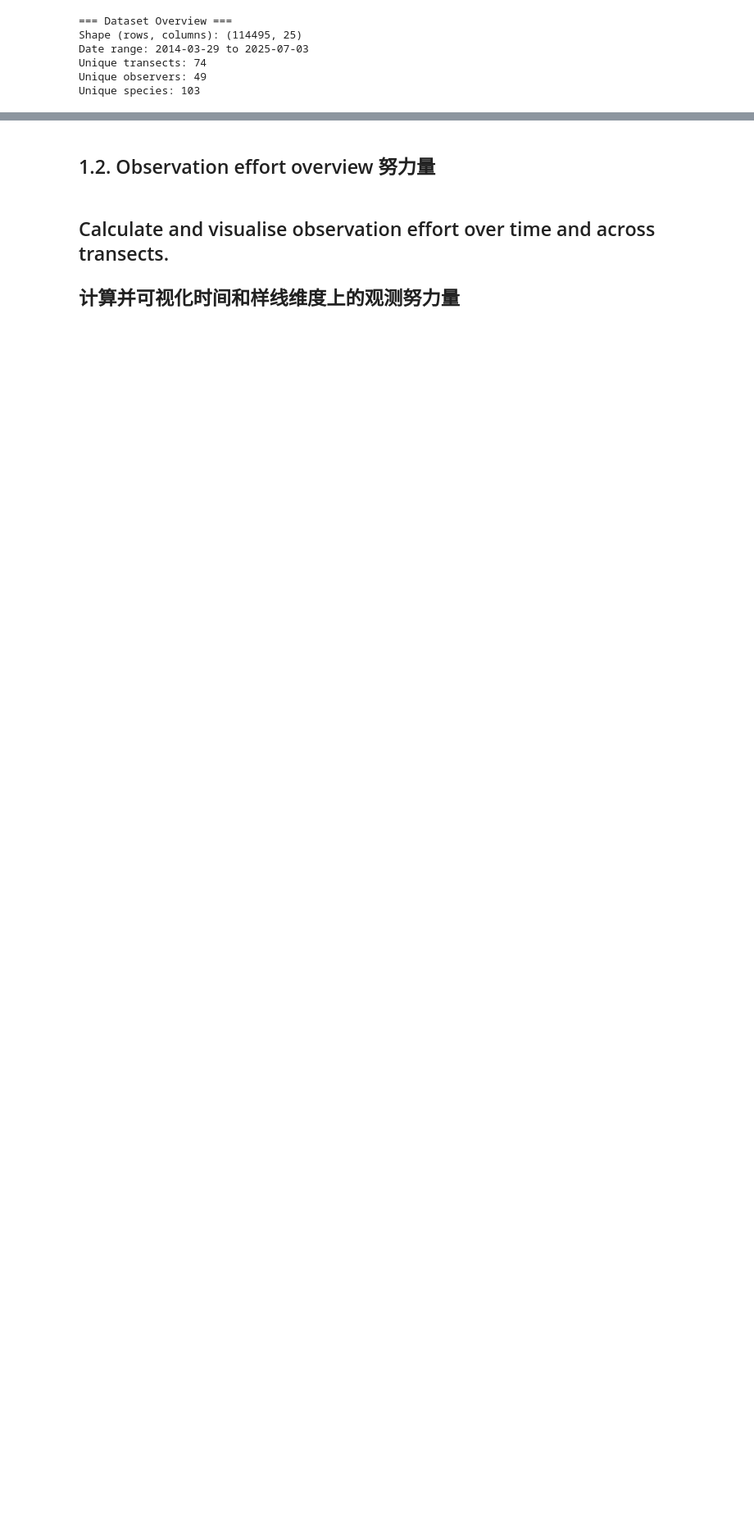
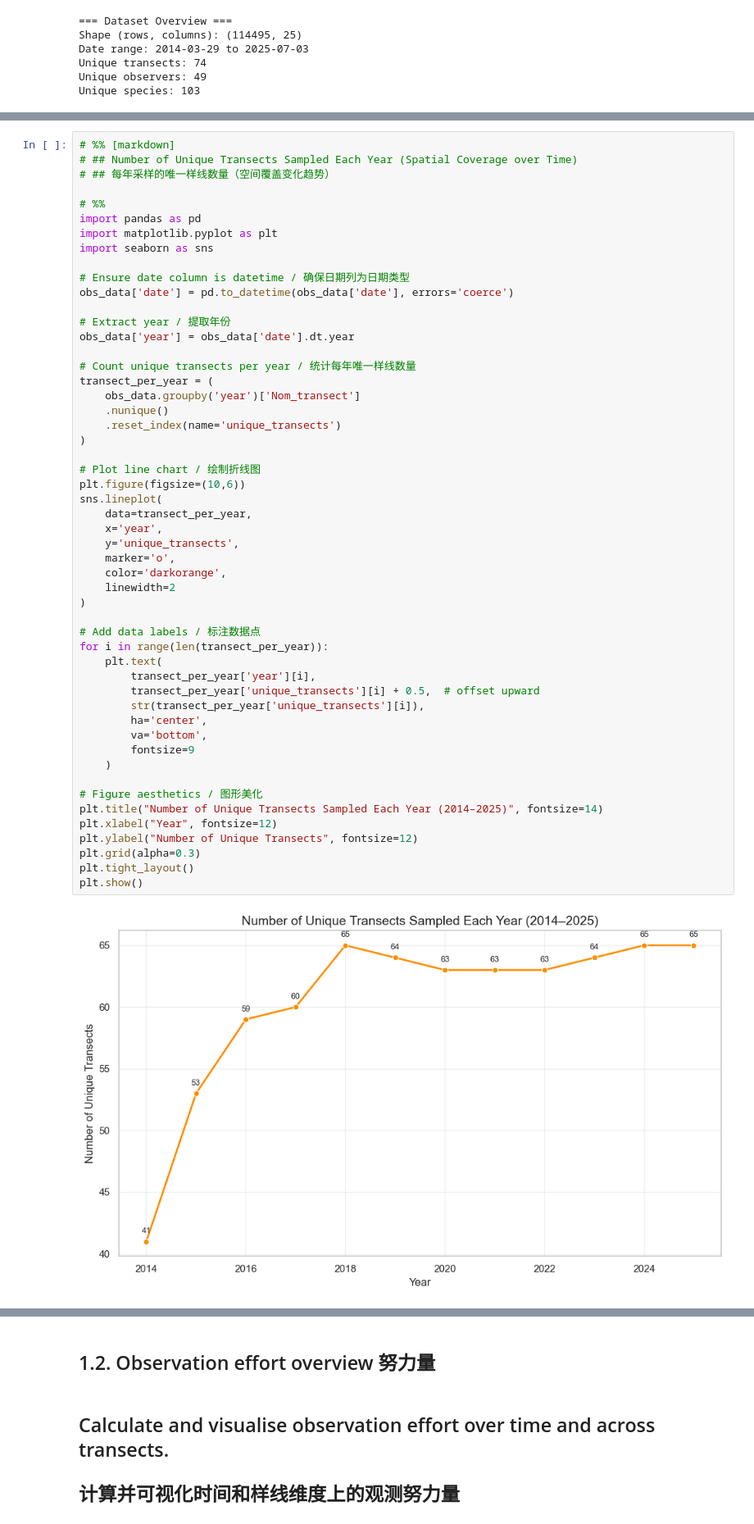
Before and after one commit to fonction-positive/AS_Projet_Birds, a Jupyter notebook: projet_bird/bird.ipynb, the cells around one changed output, grey strips where cells are left out. Shown at 82% size. Cells and saved outputs as stored; diff of their text form; blank space fills up the shorter version.

```diff
--- a/projet_bird/bird.ipynb
+++ b/projet_bird/bird.ipynb
@@ -156,0 +211,54 @@ Unique species: 103
+# %%
+# %% [markdown]
+# ## Number of Unique Transects Sampled Each Year (Spatial Coverage over Time)
+# ## 每年采样的唯一样线数量（空间覆盖变化趋势）
+
+# %%
+import pandas as pd
+import matplotlib.pyplot as plt
+import seaborn as sns
+
+# Ensure date column is datetime / 确保日期列为日期类型
+obs_data['date'] = pd.to_datetime(obs_data['date'], errors='coerce')
+
+# Extract year / 提取年份
+obs_data['year'] = obs_data['date'].dt.year
+
+# Count unique transects per year / 统计每年唯一样线数量
+transect_per_year = (
+    obs_data.groupby('year')['Nom_transect']
+    .nunique()
+    .reset_index(name='unique_transects')
+)
+
+# Plot line chart / 绘制折线图
+plt.figure(figsize=(10,6))
+sns.lineplot(
+    data=transect_per_year,
+    x='year',
+    y='unique_transects',
+    marker='o',
+    color='darkorange',
+    linewidth=2
+)
+
+# Add data labels / 标注数据点
+for i in range(len(transect_per_year)):
+    plt.text(
+        transect_per_year['year'][i],
+        transect_per_year['unique_transects'][i] + 0.5,  # offset upward
+        str(transect_per_year['unique_transects'][i]),
+        ha='center',
+        va='bottom',
+        fontsize=9
+    )
+
+# Figure aesthetics / 图形美化
+plt.title("Number of Unique Transects Sampled Each Year (2014–2025)", fontsize=14)
+plt.xlabel("Year", fontsize=12)
+plt.ylabel("Number of Unique Transects", fontsize=12)
+plt.grid(alpha=0.3)
+plt.tight_layout()
+plt.show()
+# %% [output]
+[figure, added]
```
Also changed, not shown: parts of 45 cells of this notebook.
